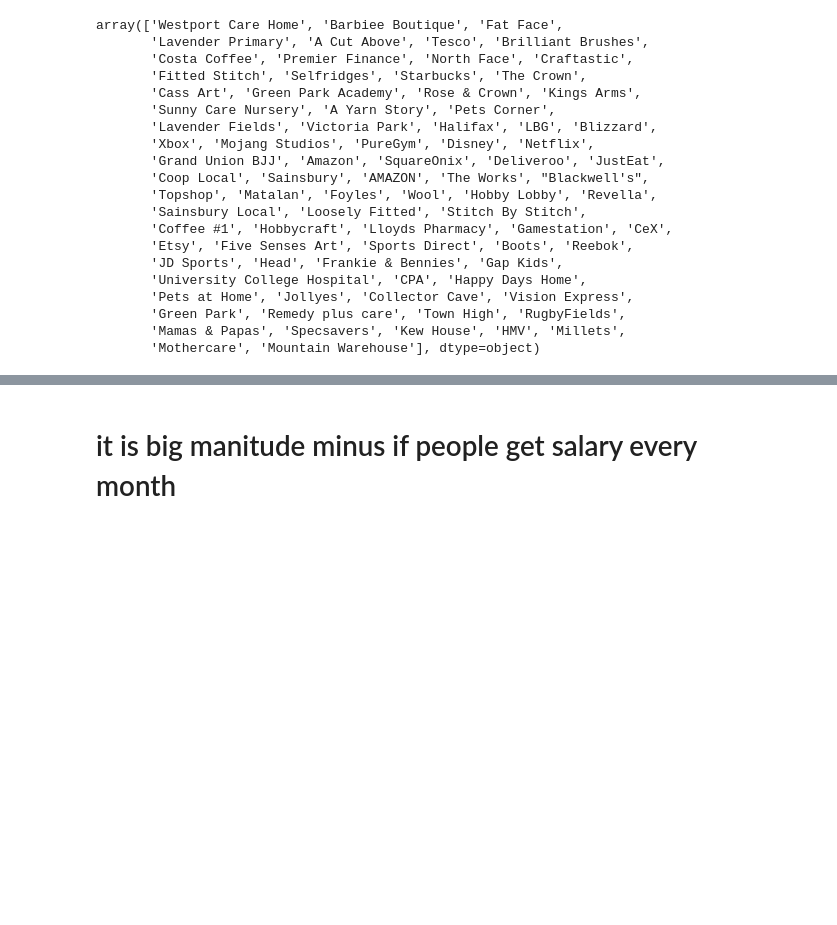
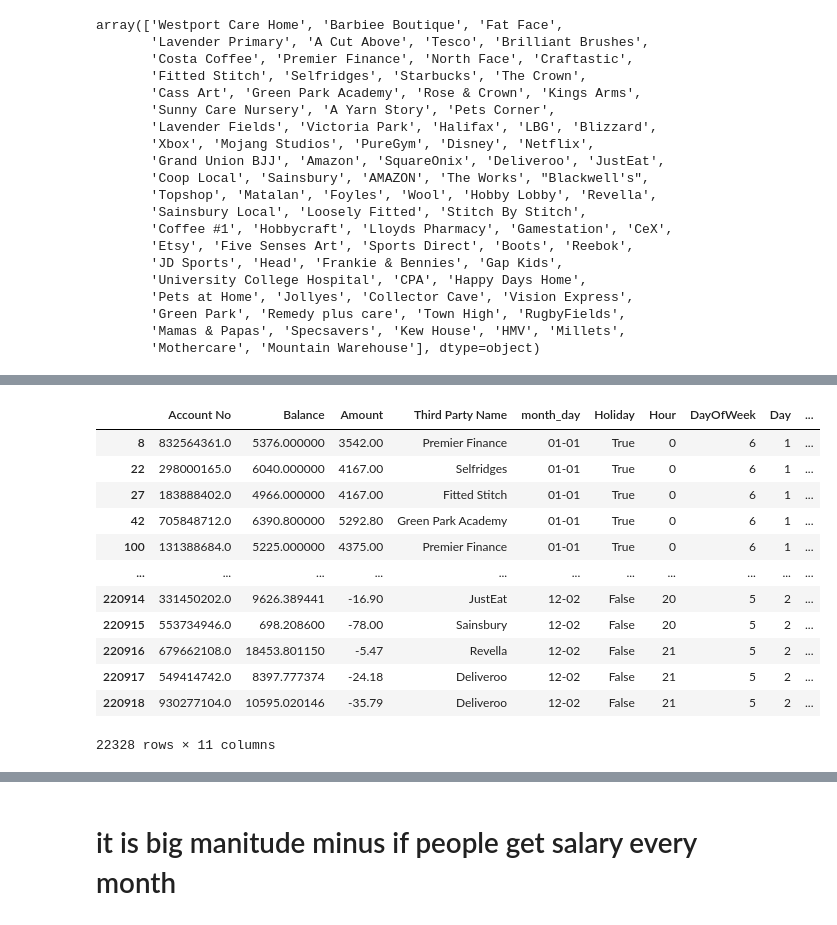
Before and after one commit to UoB-DSMP-2023-24/dsmp-2024-group-38, a Jupyter notebook: fruad_detection.ipynb, the cells around one changed output, grey strips where cells are left out. Saved outputs shown, nothing was run; the diff lists cells and outputs as text; code cells hidden in the pictures; blank space fills up the shorter version.

```diff
--- a/fruad_detection.ipynb
+++ b/fruad_detection.ipynb
@@ -84,30 +209,20 @@ array(['Westport Care Home', 'Barbiee Boutique', 'Fat Face',
 # %%
-from sklearn.model_selection import train_test_split
-from sklearn.preprocessing import OneHotEncoder, StandardScaler
-from sklearn.compose import ColumnTransformer
-from sklearn.pipeline import Pipeline
-from sklearn.svm import OneClassSVM
-from sklearn.model_selection import ParameterGrid
-
-# กำหนดค่าเริ่มต้น
 RANDOM_STATE = 10
-SALARY_DAY = 15  # ตัวอย่างวันที่สมมติสำหรับการจ่ายเงินเดือน
+SALARY_DAY = 1
 
 # convert 'DateTime' to datetime and extract features
 data['DateTime'] = pd.to_datetime(data['DateTime'])
 data['Hour'] = data['DateTime'].dt.hour
 data['DayOfWeek'] = data['DateTime'].dt.dayofweek
-data['Day'] = data['DateTime'].dt.day  # คุณสมบัติใหม่สำหรับวันที่
+data['Day'] = data['DateTime'].dt.day
 
-# สร้างคุณลักษณะใหม่ที่ระบุว่าการทำธุรกรรมเกิดขึ้นในวันจ่ายเงินเดือนหรือไม่
 data['Is_Salary'] = (data['Day'] == SALARY_DAY)
 
 # drop the original 'DateTime' column
 data = data.drop(['DateTime'], axis=1)
 
-# แยกข้อมูลและป้ายกำกับ (ในกรณีนี้ y ไม่ได้ใช้งานในการฝึก OneClassSVM)
-X = data.drop(['Account No', 'Is_Salary'], axis=1)
-y = data['Is_Salary']  # นี่ไม่จำเป็นในการฝึก One-Class SVM แต่สามารถใช้เพื่อการวิเคราะห์
+X = data.drop(['Account No'], axis=1)
+X
 # %% [output]
 A value is trying to be set on a copy of a slice from a DataFrame.
 Try using .loc[row_indexer,col_indexer] = value instead
@@ -128,0 +363,17 @@ See the caveats in the documentation: https://pandas.pydata.org/pandas-docs/stab
+# %%
+neg = data_with_scores[data_with_scores['Anomaly Score'] < 0]
+neg
+# %% [output]
+|  | Account No | Balance | Amount | Third Party Name | month_day | Holiday | Hour | DayOfWeek | Day | ... |
+| 8 | 832564361.0 | 5376.000000 | 3542.00 | Premier Finance | 01-01 | True | 0 | 6 | 1 | ... |
+| 22 | 298000165.0 | 6040.000000 | 4167.00 | Selfridges | 01-01 | True | 0 | 6 | 1 | ... |
+| 27 | 183888402.0 | 4966.000000 | 4167.00 | Fitted Stitch | 01-01 | True | 0 | 6 | 1 | ... |
+| 42 | 705848712.0 | 6390.800000 | 5292.80 | Green Park Academy | 01-01 | True | 0 | 6 | 1 | ... |
+| 100 | 131388684.0 | 5225.000000 | 4375.00 | Premier Finance | 01-01 | True | 0 | 6 | 1 | ... |
+| ... | ... | ... | ... | ... | ... | ... | ... | ... | ... | ... |
+| 220914 | 331450202.0 | 9626.389441 | -16.90 | JustEat | 12-02 | False | 20 | 5 | 2 | ... |
+| 220915 | 553734946.0 | 698.208600 | -78.00 | Sainsbury | 12-02 | False | 20 | 5 | 2 | ... |
+| 220916 | 679662108.0 | 18453.801150 | -5.47 | Revella | 12-02 | False | 21 | 5 | 2 | ... |
+| 220917 | 549414742.0 | 8397.777374 | -24.18 | Deliveroo | 12-02 | False | 21 | 5 | 2 | ... |
+| 220918 | 930277104.0 | 10595.020146 | -35.79 | Deliveroo | 12-02 | False | 21 | 5 | 2 | ... |
+22328 rows × 11 columns
```
Also changed, not shown: parts of 35 cells of this notebook.
